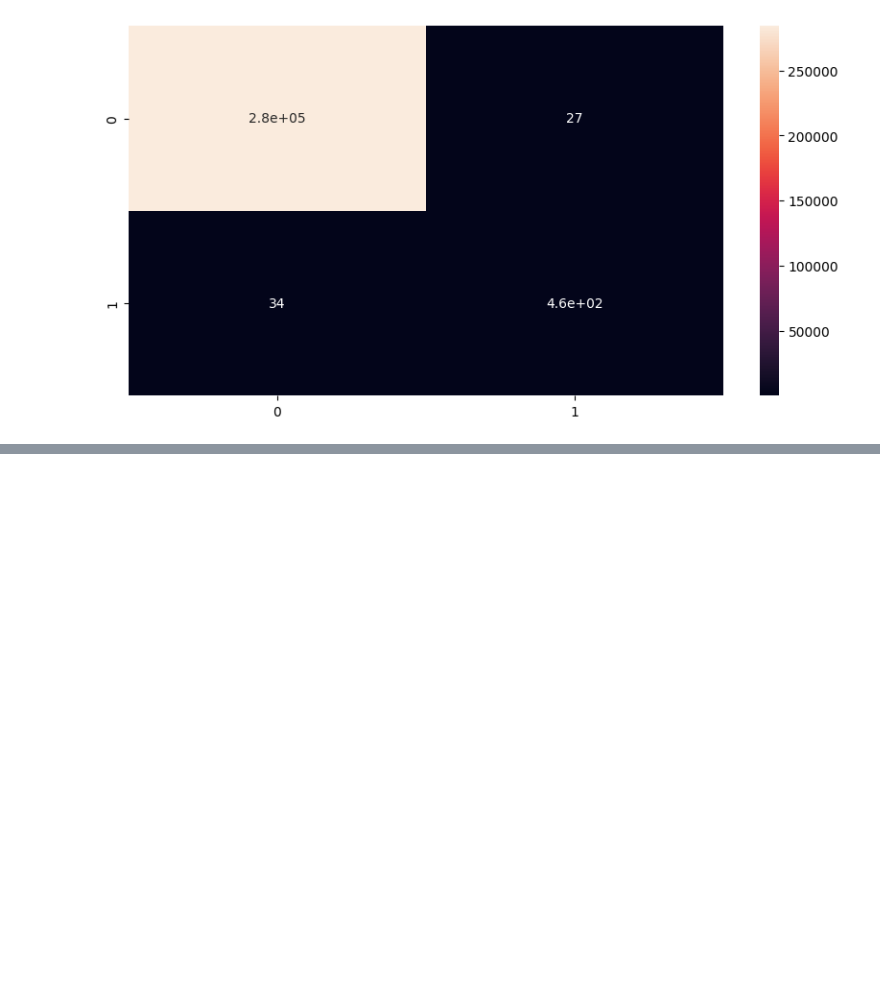
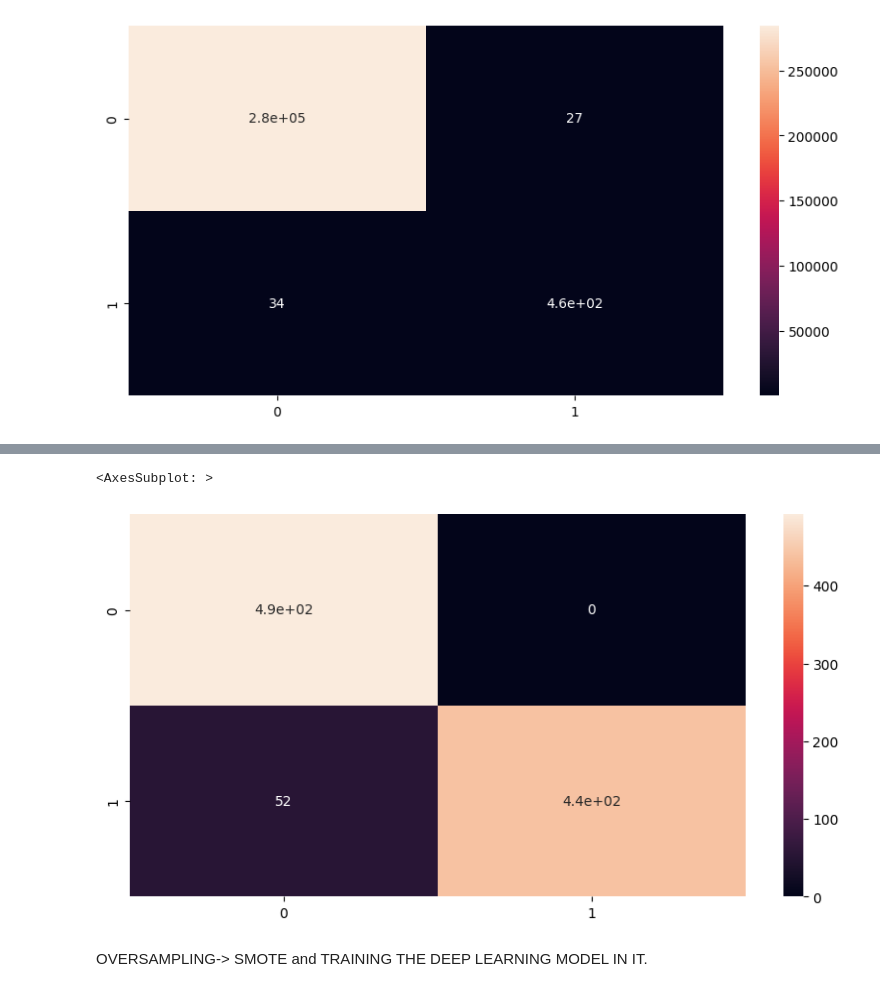
Before and after one commit to Devansh-Gupta-Official/creditcard-fraud-detection, a Jupyter notebook: fraud_detection.ipynb, the cells around one changed output, grey strips where cells are left out. Cells and saved outputs as stored; diff of their text form; code cells hidden in the pictures; blank space fills up the shorter version.

```diff
--- a/fraud_detection.ipynb
+++ b/fraud_detection.ipynb
@@ -236,0 +326,7 @@ sns.heatmap(cm5,annot=True)
+# %%
+#plotting confusion matrix for entire data
+y_predicted_undersample = model.predict(X_undersample)
+cm5 = confusion_matrix(y_undersample,y_predicted_undersample.round())
+plt.figure(figsize=(10,5))
+sns.heatmap(cm5,annot=True)
+# %% [output]
@@ -236,0 +334,4 @@ sns.heatmap(cm5,annot=True)
+<AxesSubplot: >
+[figure, added]
+# %% [markdown]
+OVERSAMPLING-> SMOTE and TRAINING THE DEEP LEARNING MODEL IN IT.
```
Also changed, not shown: parts of 25 cells of this notebook.
